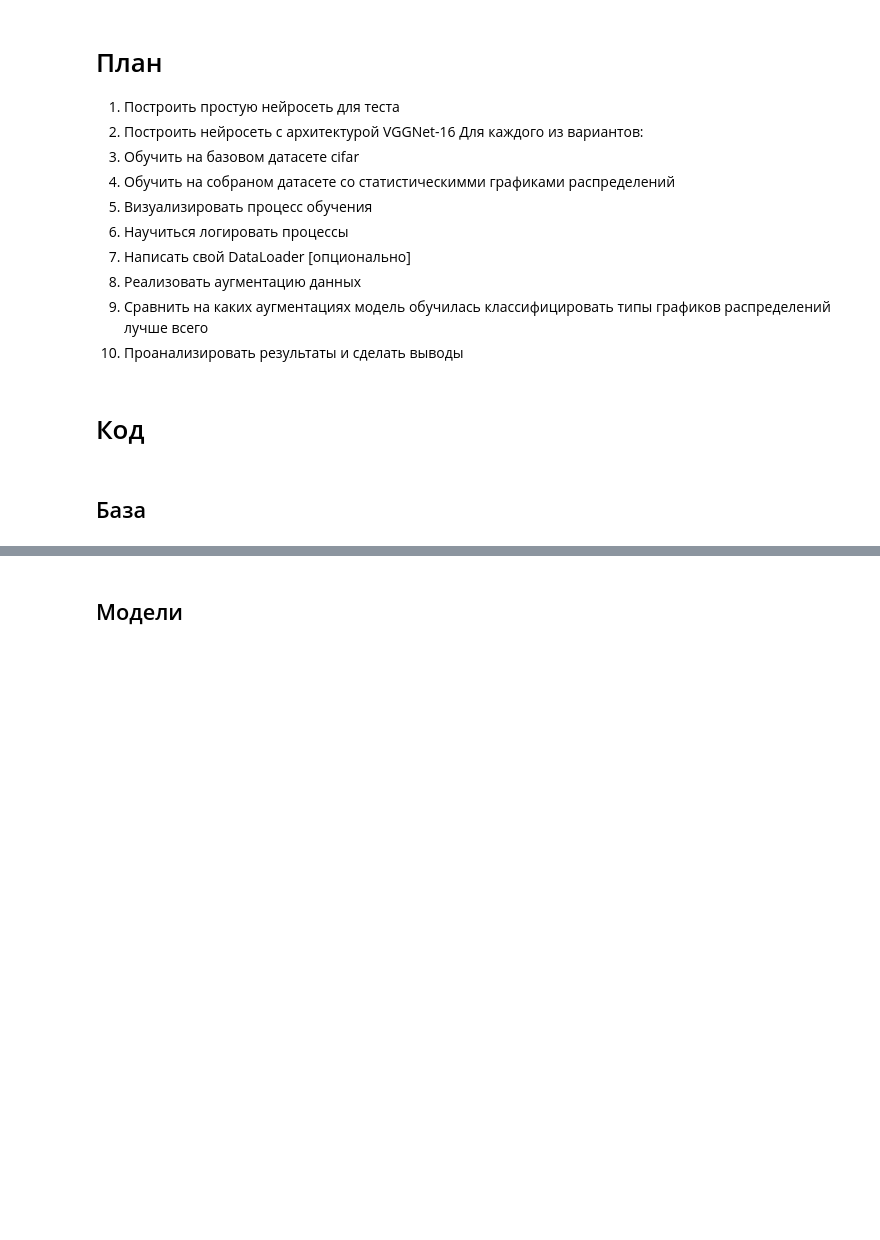
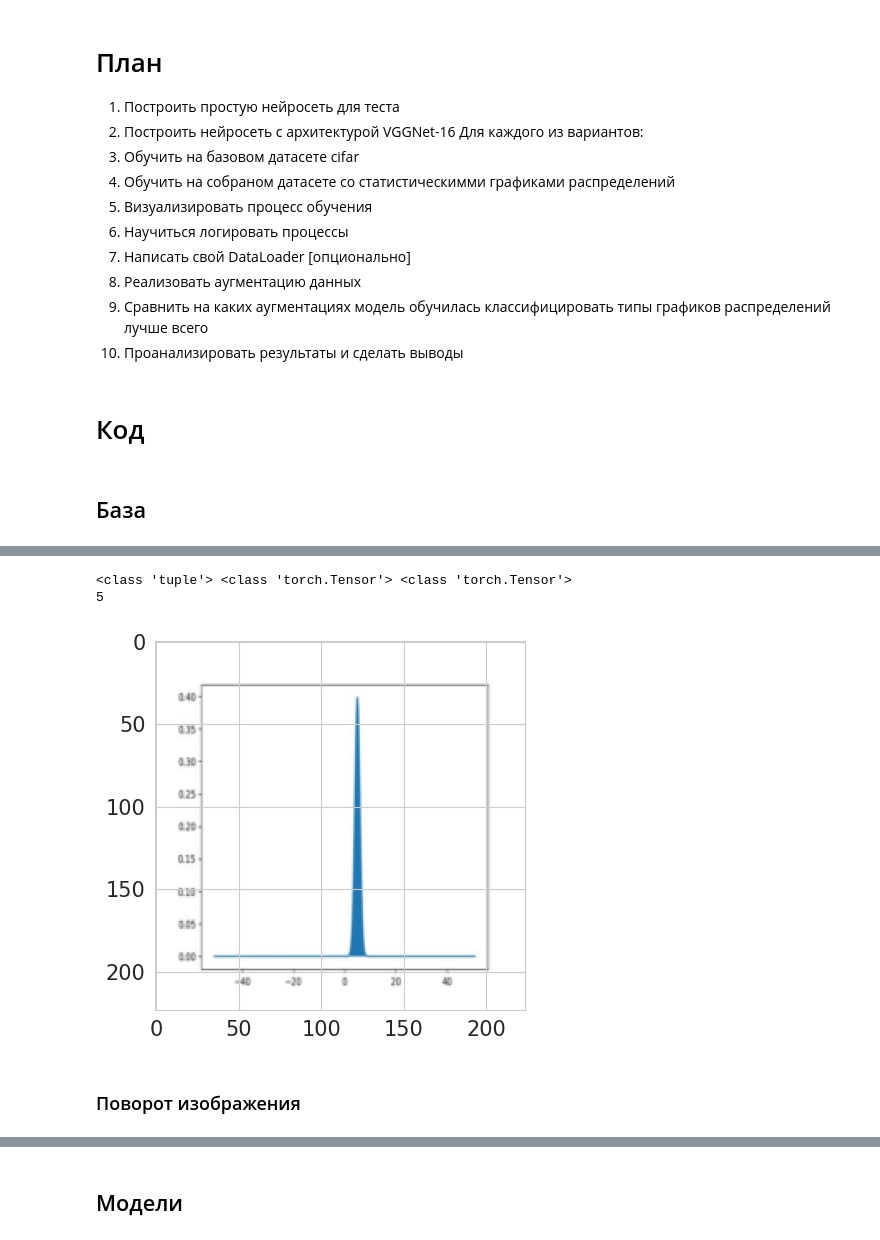
Before and after one commit to molivka/iu9-coursework, a Jupyter notebook: coursework_models_part.ipynb, the cells around one changed output, grey strips where cells are left out. Drawn from its saved outputs; the diff is of its cells as text; code cells hidden in the pictures; blank space fills up the shorter version.

```diff
--- a/coursework_models_part.ipynb
+++ b/coursework_models_part.ipynb
@@ -44,0 +207,14 @@ device = ('cuda' if torch.cuda.is_available() else 'cpu')
+# %%
+train_perspective_data = dataset_statistic(path_train, transforms=perspective_transform)
+train_perspective_loader = torch.utils.data.DataLoader(train_perspective_data, batch_size=32, shuffle=True)
+# %%
+ind = 9
+data = train_perspective_data[ind]
+print(type(data), type(data[0]), type(data[1]))
+show_image(data)
+# %% [output]
+<class 'tuple'> <class 'torch.Tensor'> <class 'torch.Tensor'>
+5
+[figure, added]
+# %% [markdown]
+### Поворот изображения
```
Also changed, not shown: parts of 31 cells of this notebook.
